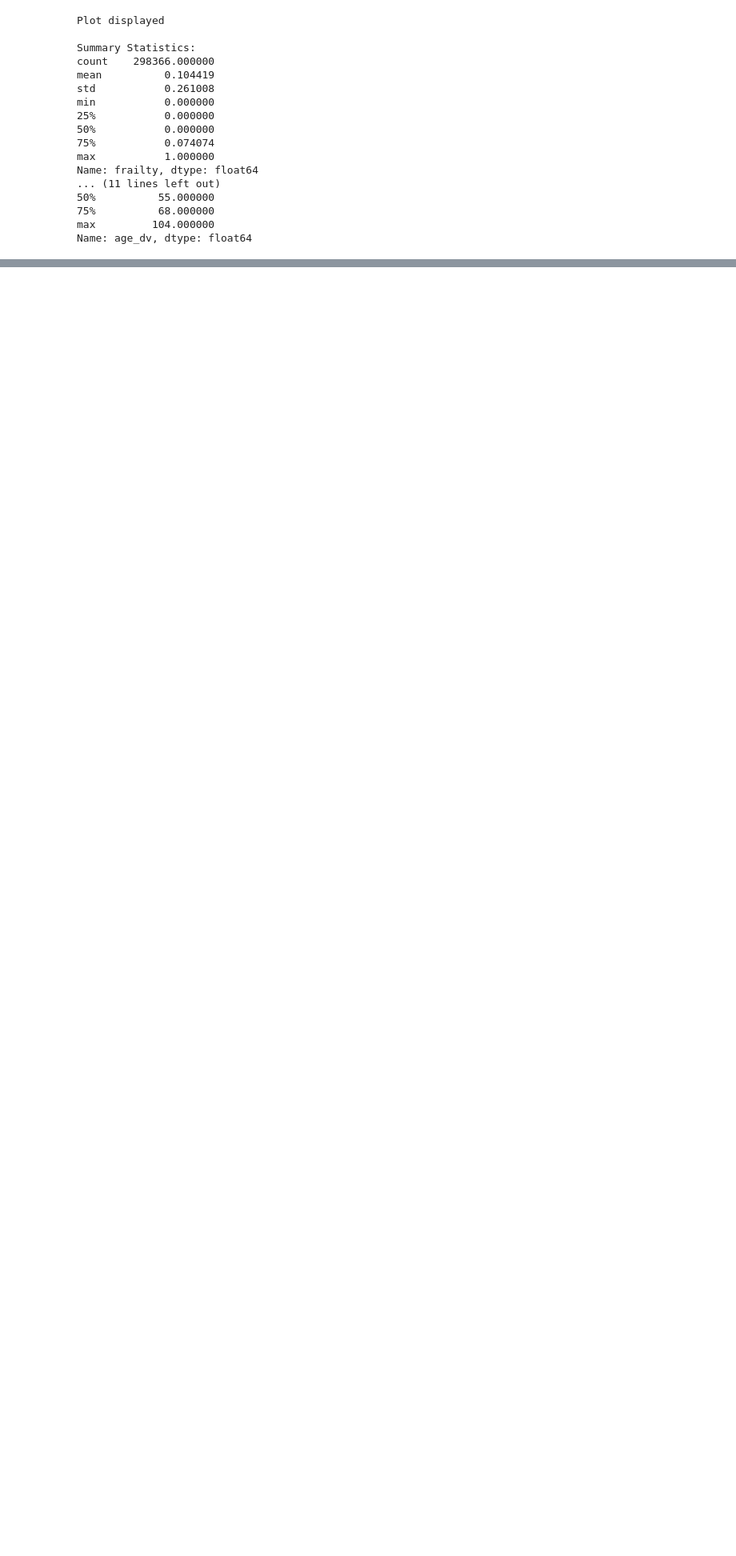
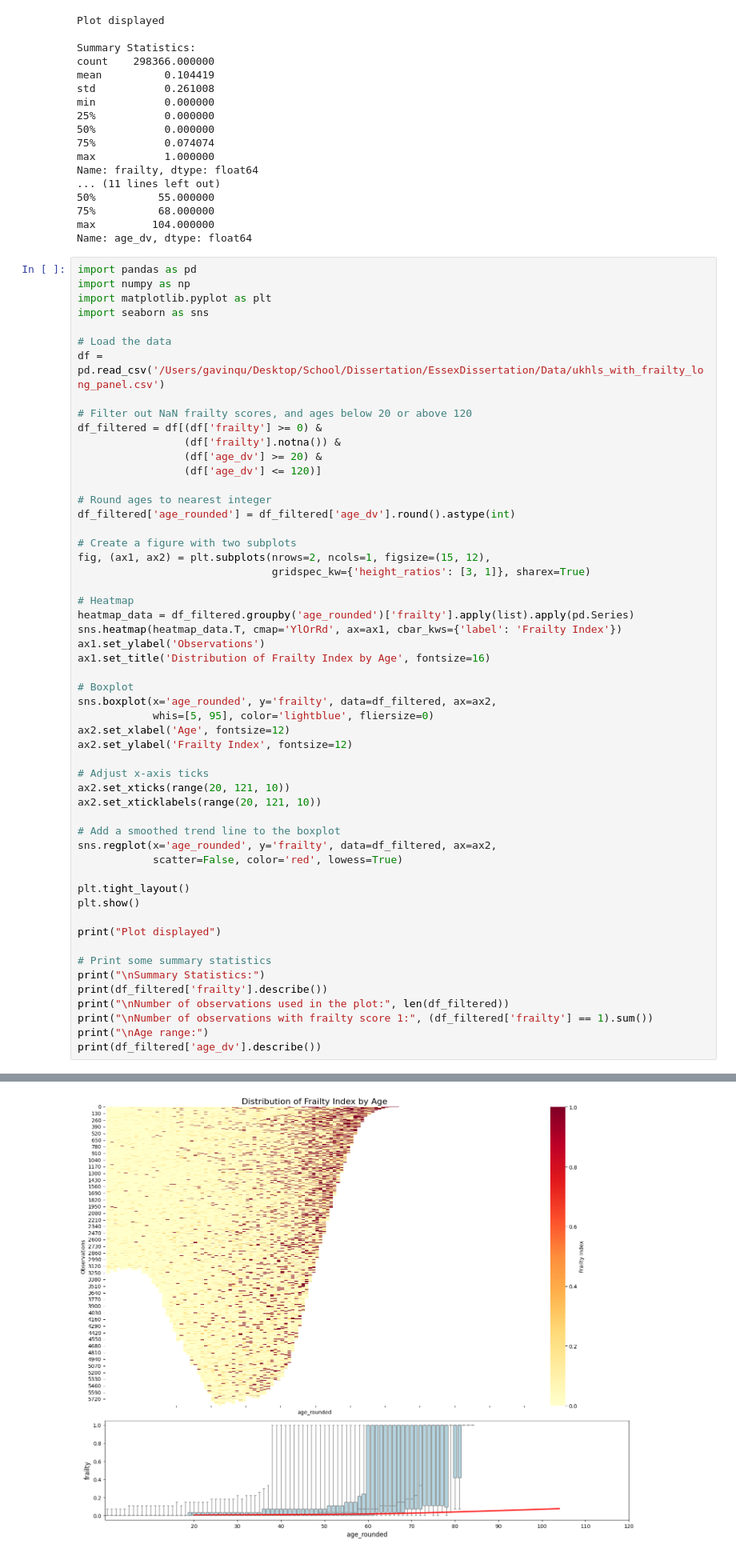
Before and after one commit to GJQu/EssexDissertation, a Jupyter notebook: frailty_july.ipynb, the cells around one changed output, grey strips where cells are left out. Shown at 80% size. Saved outputs shown, nothing was run; the diff lists cells and outputs as text; blank space fills up the shorter version.

```diff
--- a/frailty_july.ipynb
+++ b/frailty_july.ipynb
@@ -358,3 +358,58 @@ Name: frailty, dtype: float64
 75%          68.000000
 max         104.000000
 Name: age_dv, dtype: float64
+# %%
+import pandas as pd
+import numpy as np
+import matplotlib.pyplot as plt
+import seaborn as sns
+
+# Load the data
+df = pd.read_csv('/Users/gavinqu/Desktop/School/Dissertation/EssexDissertation/Data/ukhls_with_frailty_long_panel.csv')
+
+# Filter out NaN frailty scores, and ages below 20 or above 120
+df_filtered = df[(df['frailty'] >= 0) &
+                 (df['frailty'].notna()) &
+                 (df['age_dv'] >= 20) &
+                 (df['age_dv'] <= 120)]
+
+# Round ages to nearest integer
+df_filtered['age_rounded'] = df_filtered['age_dv'].round().astype(int)
+
+# Create a figure with two subplots
+fig, (ax1, ax2) = plt.subplots(nrows=2, ncols=1, figsize=(15, 12),
+                               gridspec_kw={'height_ratios': [3, 1]}, sharex=True)
+
+# Heatmap
+heatmap_data = df_filtered.groupby('age_rounded')['frailty'].apply(list).apply(pd.Series)
+sns.heatmap(heatmap_data.T, cmap='YlOrRd', ax=ax1, cbar_kws={'label': 'Frailty Index'})
+ax1.set_ylabel('Observations')
+ax1.set_title('Distribution of Frailty Index by Age', fontsize=16)
+
+# Boxplot
+sns.boxplot(x='age_rounded', y='frailty', data=df_filtered, ax=ax2,
+            whis=[5, 95], color='lightblue', fliersize=0)
+ax2.set_xlabel('Age', fontsize=12)
+ax2.set_ylabel('Frailty Index', fontsize=12)
+
+# Adjust x-axis ticks
+ax2.set_xticks(range(20, 121, 10))
+ax2.set_xticklabels(range(20, 121, 10))
+
+# Add a smoothed trend line to the boxplot
+sns.regplot(x='age_rounded', y='frailty', data=df_filtered, ax=ax2,
+            scatter=False, color='red', lowess=True)
+
+plt.tight_layout()
+plt.show()
+
+print("Plot displayed")
+
+# Print some summary statistics
+print("\nSummary Statistics:")
+print(df_filtered['frailty'].describe())
+print("\nNumber of observations used in the plot:", len(df_filtered))
+print("\nNumber of observations with frailty score 1:", (df_filtered['frailty'] == 1).sum())
+print("\nAge range:")
+print(df_filtered['age_dv'].describe())
+# %% [output]
@@ -360,0 +421 @@ Name: age_dv, dtype: float64
+[figure, added]
```
Also changed, not shown: parts of 1 cell of this notebook.
